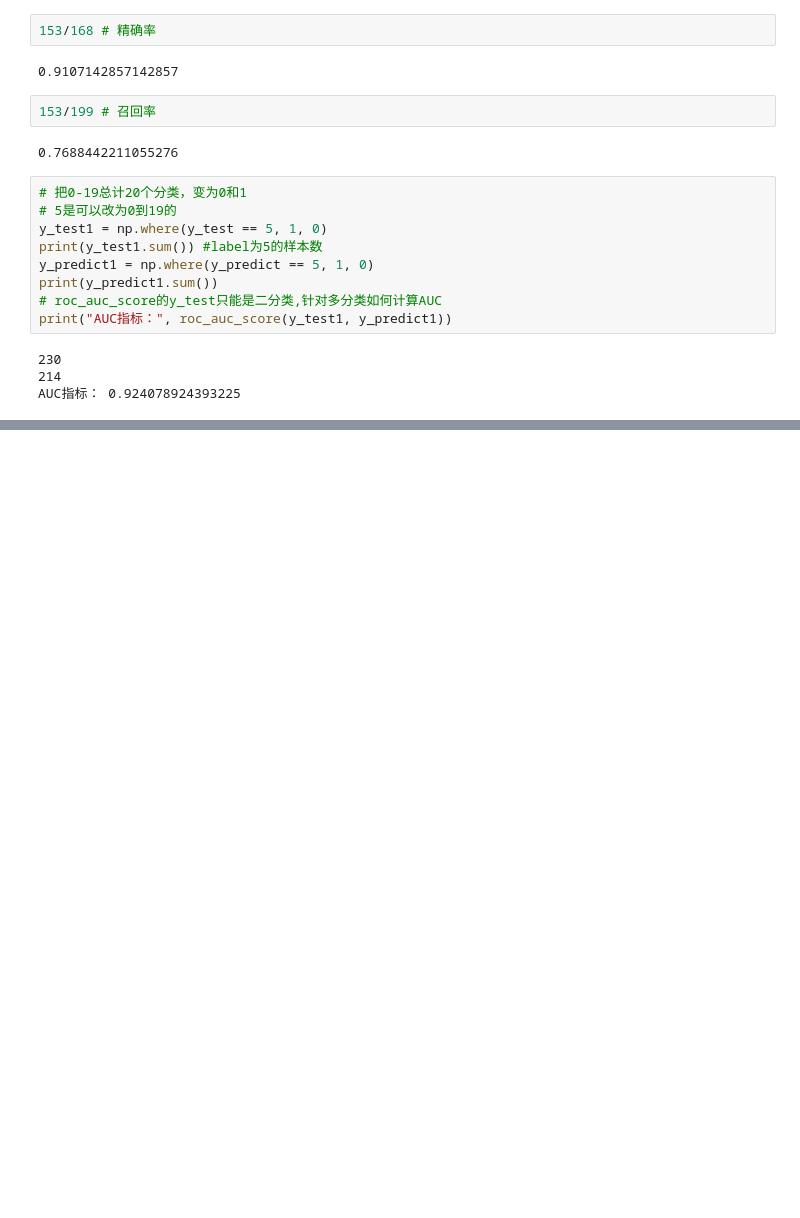
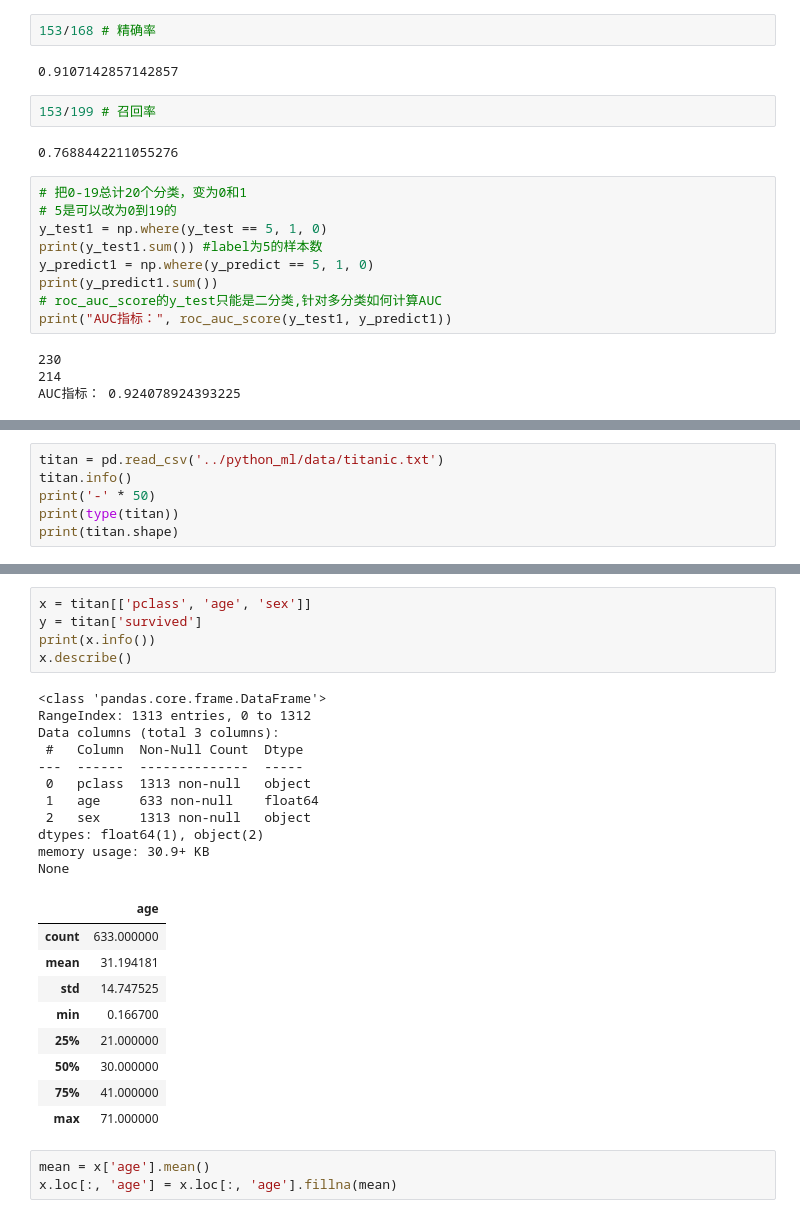
Before and after one commit to Brynn-jx/DeepLearning, a Jupyter notebook: day14/2-机器学习算法.ipynb, the cells around one changed output, grey strips where cells are left out. Saved outputs shown, nothing was run; the diff lists cells and outputs as text; blank space fills up the shorter version.

```diff
--- a/day14/2-机器学习算法.ipynb
+++ b/day14/2-机器学习算法.ipynb
@@ -657,0 +660,6 @@ AUC指标： 0.924078924393225
+# %%
+titan = pd.read_csv('../python_ml/data/titanic.txt')
+titan.info()
+print('-' * 50)
+print(type(titan))
+print(titan.shape)
@@ -657,0 +684,29 @@ AUC指标： 0.924078924393225
+# %%
+x = titan[['pclass', 'age', 'sex']]
+y = titan['survived']
+print(x.info())
+x.describe()
+# %% [output]
+<class 'pandas.core.frame.DataFrame'>
+RangeIndex: 1313 entries, 0 to 1312
+Data columns (total 3 columns):
+ #   Column  Non-Null Count  Dtype
+---  ------  --------------  -----
+ 0   pclass  1313 non-null   object
+ 1   age     633 non-null    float64
+ 2   sex     1313 non-null   object
+dtypes: float64(1), object(2)
+memory usage: 30.9+ KB
+None
+|  | age |
+| count | 633.000000 |
+| mean | 31.194181 |
+| std | 14.747525 |
+| min | 0.166700 |
+| 25% | 21.000000 |
+| 50% | 30.000000 |
+| 75% | 41.000000 |
+| max | 71.000000 |
+# %%
+mean = x['age'].mean()
+x.loc[:, 'age'] = x.loc[:, 'age'].fillna(mean)
```
Also changed, not shown: parts of 13 cells of this notebook.
